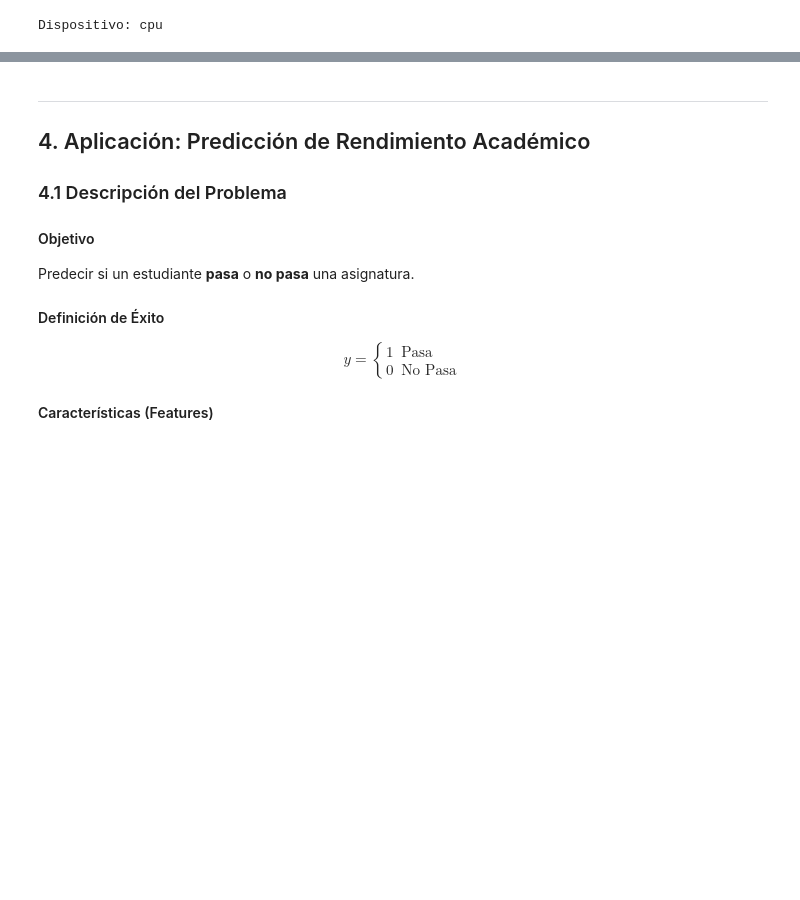
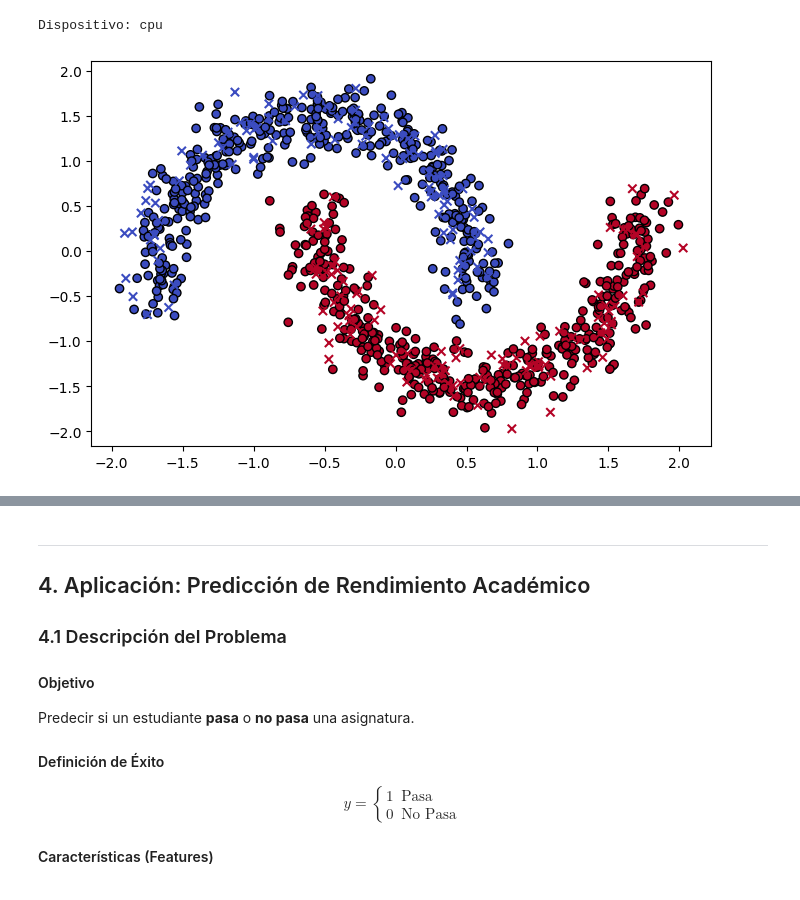
Before and after one commit to diegostaPy/cursoIA2026, a Jupyter notebook: Semana_05/Clase5.ipynb, the cells around one changed output, grey strips where cells are left out. Saved outputs shown, nothing was run; the diff lists cells and outputs as text; code cells hidden in the pictures; blank space fills up the shorter version.

```diff
--- a/Semana_05/Clase5.ipynb
+++ b/Semana_05/Clase5.ipynb
@@ -519,6 +519,13 @@ criterion = nn.BCELoss()
 optimizer = optim.Adam(model_pytorch.parameters(), lr=0.001)
 # %% [output]
 Dispositivo: cpu
+# %%
+plt.figure(figsize=(8, 5))
+plt.scatter(X_train[:, 0], X_train[:, 1], c=y_train, cmap='coolwarm', edgecolors='k')
+plt.scatter(X_test[:, 0], X_test[:, 1], c=y_test, cmap='coolwarm', edgecolors='k', marker='x')
+plt.show()
+# %% [output]
+[figure, added]
 # %%
 # 3.3 Entrenamiento con PyTorch
 
```
Also changed, not shown: parts of 8 cells of this notebook, 5 other files.
